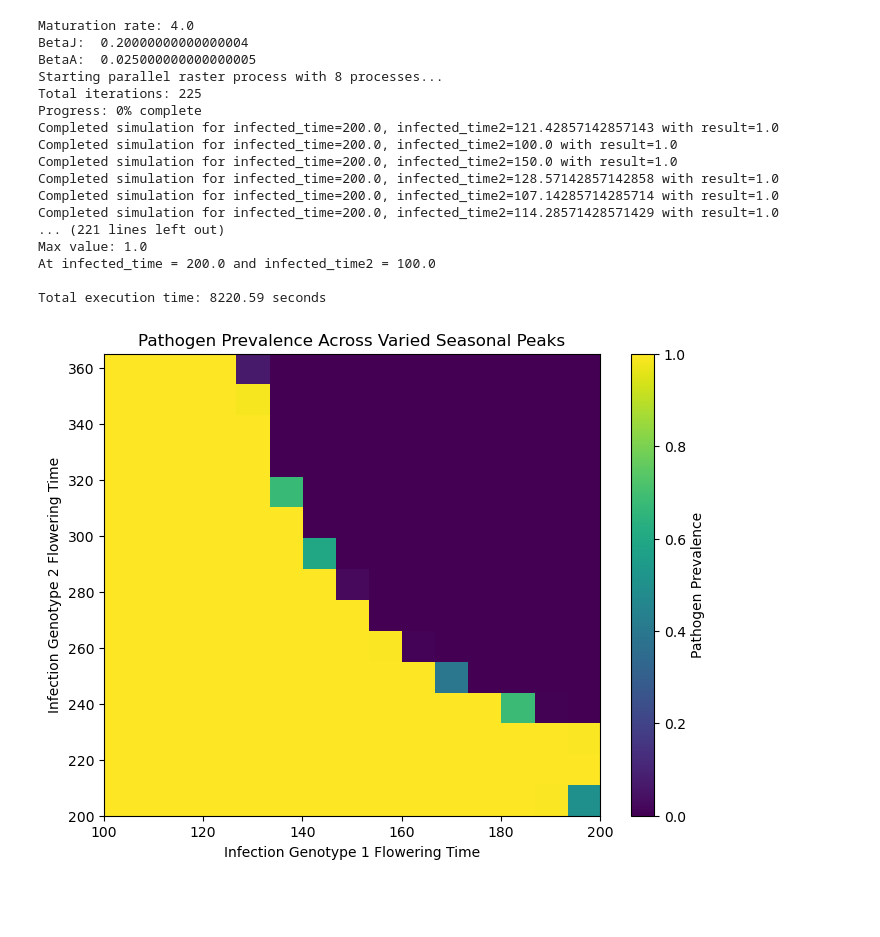
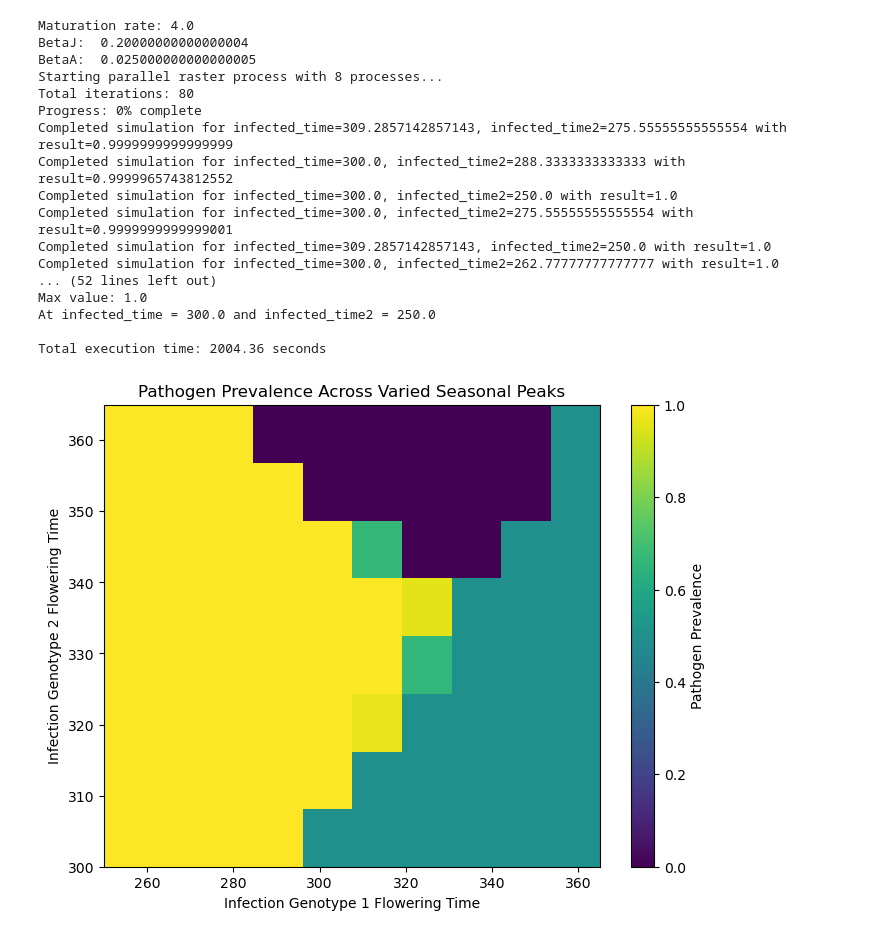
Before and after one commit to bds062/Host-Pathogen-Evolutionary-Dynamics-Model, a Jupyter notebook: call_functions.ipynb, the cells around one changed output. Saved outputs shown, nothing was run; the diff lists cells and outputs as text; code cells hidden in the pictures; blank space fills up the shorter version.

Commit message:
alternate model rasters

```diff
--- a/call_functions.ipynb
+++ b/call_functions.ipynb
@@ -3,47 +3,47 @@ from model_functions import Model, RasterModel, GraphModel
 import numpy as np
 import time
 # %%
-param1_values = np.linspace(200, 365, 15)
-param2_values = np.linspace(100, 200, 15)
+param1_values = np.linspace(300, 365, 8) #vertical axis
+param2_values = np.linspace(250, 365, 10) #horizontal axis
 
 
 
-model = Model(maturity=4/365, t = (0, 365 * 400), germination_time = 182.5, Bj = 0.2 / 365, infected_time=182.5, infected_time2=182.5)
+model = Model(maturity=4/365, t = (0, 365 * 400), germination_time = 302.5, Bj = 0.2 / 365, infected_time=182.5, infected_time2=182.5)
 # graph_model = GraphModel(model)
 raster_model = RasterModel(model, 'infected_time', 'infected_time2', param1_values, param2_values)
 
 print("Maturation rate:", model.maturity*365)
 print("BetaJ: ", model.Bj*365)
 print("BetaA: ", model.Bv*365)
 
 
 start_time = time.time()
 # graph_model.graph()
 # print("Evaluation (genotype1/genotype1+2): ", model.evaluate(model.solution))
 # raster_model.sweep_1d(param_num=1)
 # raster_model.plot_1d()
 raster_model.raster()  # Uses all 8 cores automatically
 end_time = time.time()
 print(f"\nTotal execution time: {end_time - start_time:.2f} seconds")
 
 raster_model.plot_heatmap()
 # %% [output]
 Maturation rate: 4.0
 BetaJ:  0.20000000000000004
 BetaA:  0.025000000000000005
 Starting parallel raster process with 8 processes...
-Total iterations: 225
+Total iterations: 80
 Progress: 0% complete
-Completed simulation for infected_time=200.0, infected_time2=121.42857142857143 with result=1.0
-Completed simulation for infected_time=200.0, infected_time2=100.0 with result=1.0
-Completed simulation for infected_time=200.0, infected_time2=150.0 with result=1.0
-Completed simulation for infected_time=200.0, infected_time2=128.57142857142858 with result=1.0
-Completed simulation for infected_time=200.0, infected_time2=107.14285714285714 with result=1.0
-Completed simulation for infected_time=200.0, infected_time2=114.28571428571429 with result=1.0
-... (221 lines left out)
+Completed simulation for infected_time=309.2857142857143, infected_time2=275.55555555555554 with result=0.9999999999999999
+Completed simulation for infected_time=300.0, infected_time2=288.3333333333333 with result=0.9999965743812552
+Completed simulation for infected_time=300.0, infected_time2=250.0 with result=1.0
+Completed simulation for infected_time=300.0, infected_time2=275.55555555555554 with result=0.9999999999999001
+Completed simulation for infected_time=309.2857142857143, infected_time2=250.0 with result=1.0
+Completed simulation for infected_time=300.0, infected_time2=262.77777777777777 with result=1.0
+... (52 lines left out)
 Max value: 1.0
-At infected_time = 200.0 and infected_time2 = 100.0
+At infected_time = 300.0 and infected_time2 = 250.0
 
-Total execution time: 8220.59 seconds
+Total execution time: 2004.36 seconds
-[figure, old version]
+[figure, new version]
 # %%
```
Also changed, not shown: parts of 1 cell of this notebook.
